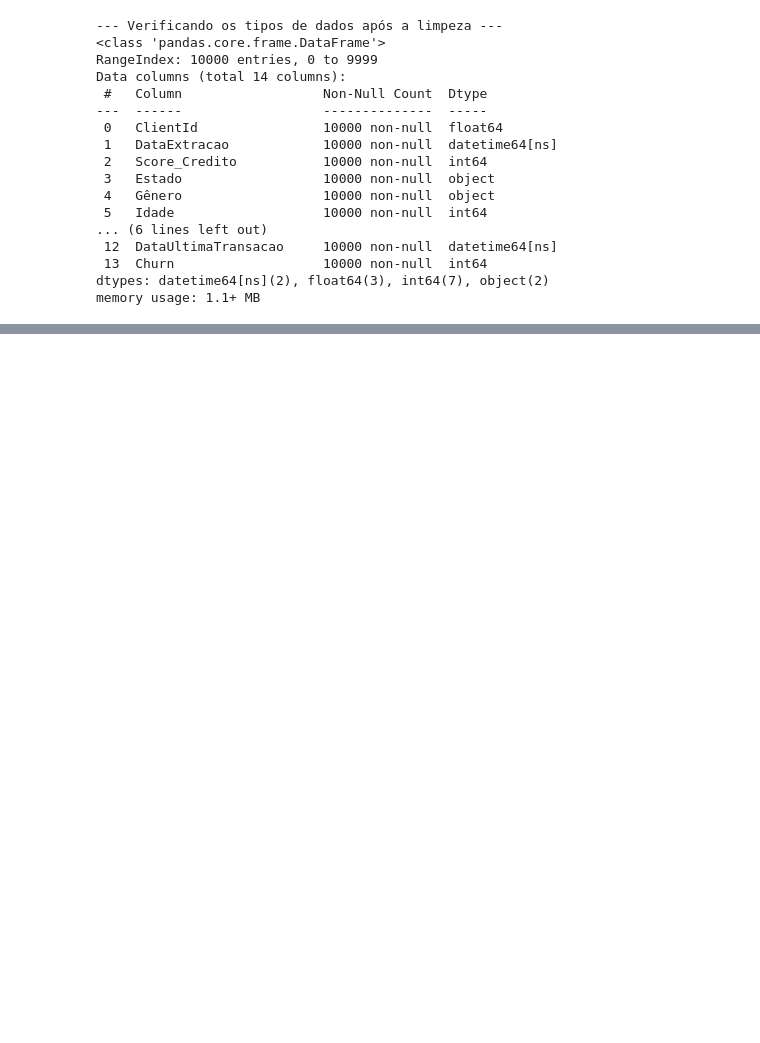
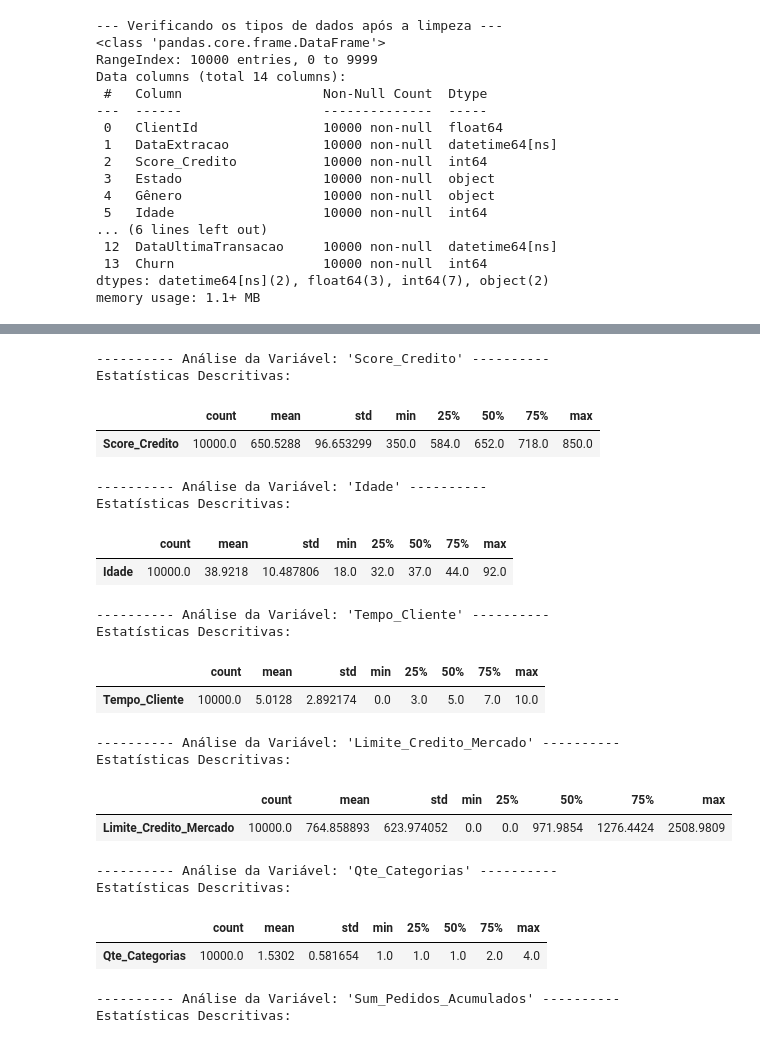
Before and after one commit to marcellsa/delivery-churn-analysis, a Jupyter notebook: notebooks/churn-analysis.ipynb, the cells around one changed output, grey strips where cells are left out. Drawn from its saved outputs; the diff is of its cells as text; code cells hidden in the pictures; blank space fills up the shorter version.

Commit message:
feat: análise univariada

```diff
--- a/notebooks/churn-analysis.ipynb
+++ b/notebooks/churn-analysis.ipynb
@@ -136,0 +214,50 @@ memory usage: 1.1+ MB
+# %%
+# Lista de variáveis numéricas
+variaveis_numericas = [
+    "Score_Credito",
+    "Idade",
+    "Tempo_Cliente",
+    "Limite_Credito_Mercado",
+    "Qte_Categorias",
+    "Sum_Pedidos_Acumulados",
+]
+
+# Loop para criar a tabela de estatísticas e o histograma para cada variável
+for var in variaveis_numericas:
+    print(f"\n---------- Análise da Variável: '{var}' ----------")
+
+    # 1. Tabela de Estatísticas Descritivas
+    print("Estatísticas Descritivas:")
+    display(
+        df[[var]].describe().transpose()
+    )
+
+    # 2. Histograma
+    fig = px.histogram(
+        df, x=var, title=f'Distribuição da Variável "{var}"', marginal="box"
+    )
+
+    fig.show()
+# %% [output]
+---------- Análise da Variável: 'Score_Credito' ----------
+Estatísticas Descritivas:
+|  | count | mean | std | min | 25% | 50% | 75% | max |
+| Score_Credito | 10000.0 | 650.5288 | 96.653299 | 350.0 | 584.0 | 652.0 | 718.0 | 850.0 |
+---------- Análise da Variável: 'Idade' ----------
+Estatísticas Descritivas:
+|  | count | mean | std | min | 25% | 50% | 75% | max |
+| Idade | 10000.0 | 38.9218 | 10.487806 | 18.0 | 32.0 | 37.0 | 44.0 | 92.0 |
+---------- Análise da Variável: 'Tempo_Cliente' ----------
+Estatísticas Descritivas:
+|  | count | mean | std | min | 25% | 50% | 75% | max |
+| Tempo_Cliente | 10000.0 | 5.0128 | 2.892174 | 0.0 | 3.0 | 5.0 | 7.0 | 10.0 |
+---------- Análise da Variável: 'Limite_Credito_Mercado' ----------
+Estatísticas Descritivas:
+|  | count | mean | std | min | 25% | 50% | 75% | max |
+| Limite_Credito_Mercado | 10000.0 | 764.858893 | 623.974052 | 0.0 | 0.0 | 971.9854 | 1276.4424 | 2508.9809 |
+---------- Análise da Variável: 'Qte_Categorias' ----------
+Estatísticas Descritivas:
+|  | count | mean | std | min | 25% | 50% | 75% | max |
+| Qte_Categorias | 10000.0 | 1.5302 | 0.581654 | 1.0 | 1.0 | 1.0 | 2.0 | 4.0 |
+---------- Análise da Variável: 'Sum_Pedidos_Acumulados' ----------
+Estatísticas Descritivas:
```
Also changed, not shown: parts of 12 cells of this notebook.
